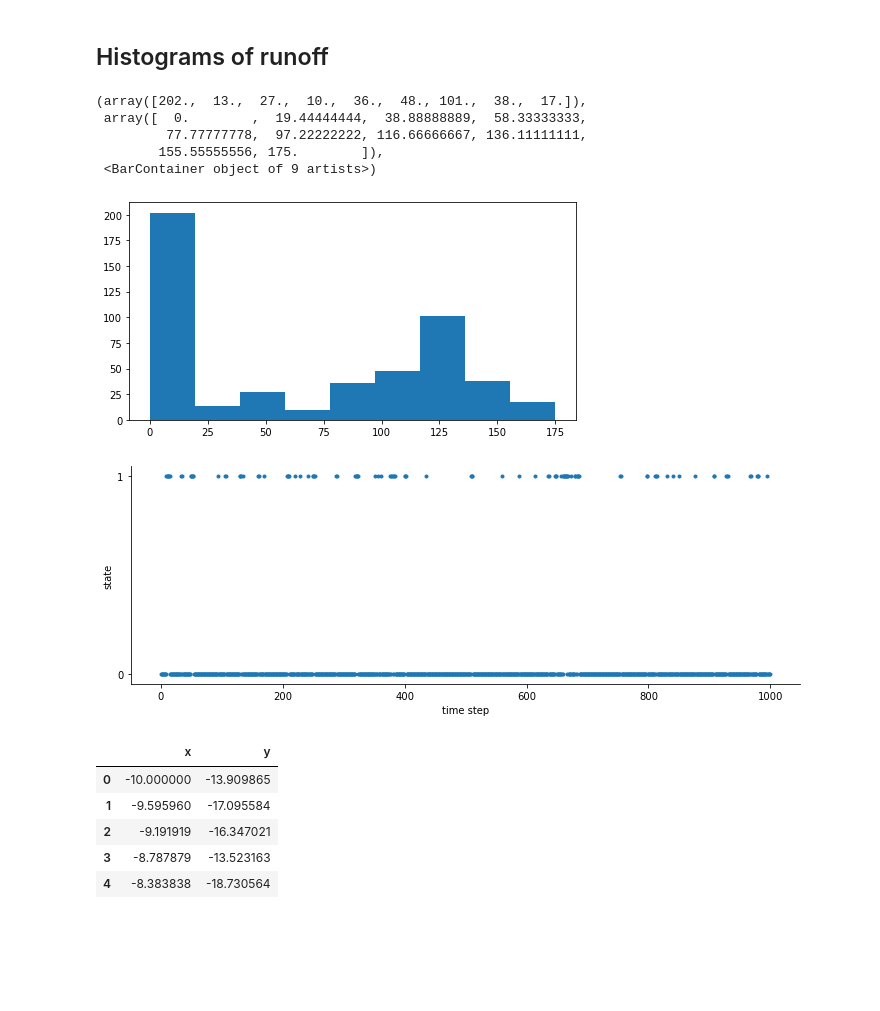
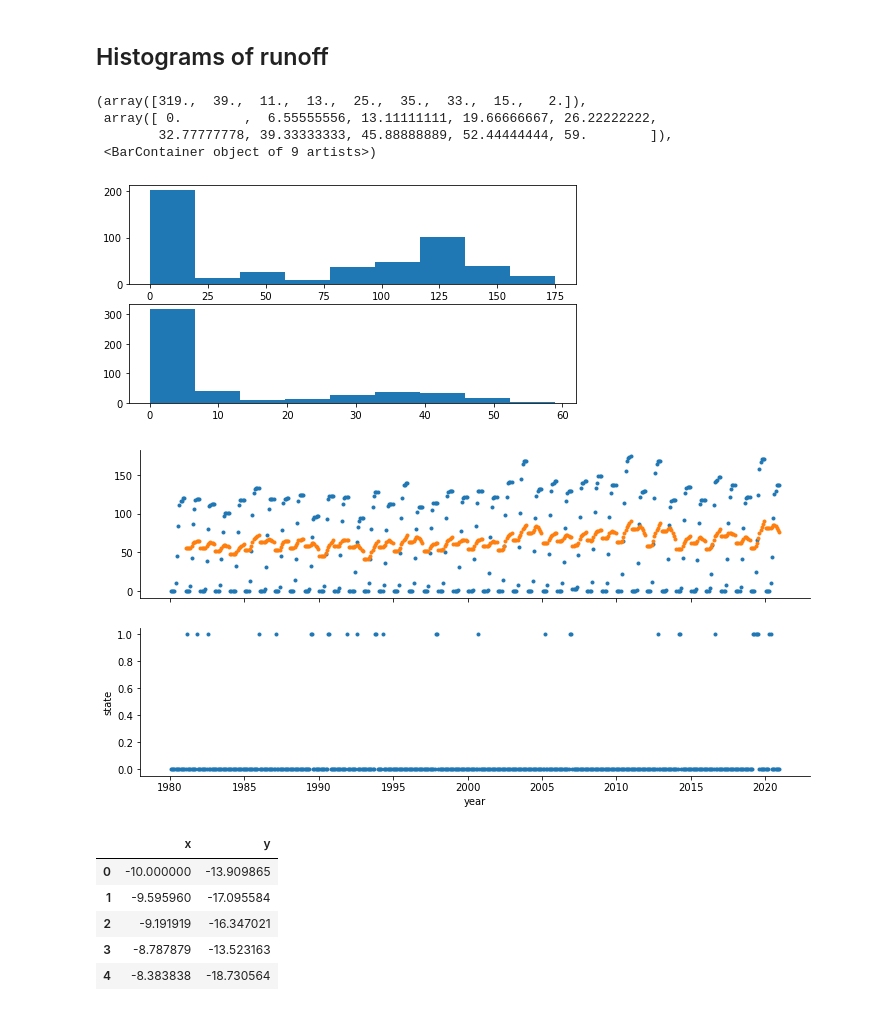
Before and after one commit to pism/pism-greenland, a Jupyter notebook: data_sets/climate/jib-runoff.ipynb, the cells around one changed output. Saved outputs shown, nothing was run; the diff lists cells and outputs as text; code cells hidden in the pictures; blank space fills up the shorter version.

```diff
--- a/data_sets/climate/jib-runoff.ipynb
+++ b/data_sets/climate/jib-runoff.ipynb
@@ -27,17 +28,30 @@ runoff_cysm.plot(aspect=2, size=10, xlim=[datetime(1980,1,1), datetime(2020,1,1)
 # %% [markdown]
 ## Histograms of runoff
 # %%
-bins = np.linspace(runoff_cysm.values.min(), np.ceil(runoff_cysm.values.max()), 10)
-fig = plt.figure(figsize=[8, 4])
-ax = fig.add_subplot(111)
-ax.hist(runoff_cysm.values.reshape(-1, 1), bins=bins)
+bins_cysm = np.linspace(runoff_cysm.values.min(), np.ceil(runoff_cysm.values.max()), 10)
+bins = np.linspace(runoff_cysm.min(), np.ceil(runoff.values.max()), 10)
+fig, axs = plt.subplots(2, 1, figsize=[8, 4])
+axs[0].hist(runoff_cysm.values.reshape(-1, 1), bins=bins_cysm)
+axs[1].hist(runoff.values.reshape(-1, 1), bins=bins)
 # %% [output]
-(array([202.,  13.,  27.,  10.,  36.,  48., 101.,  38.,  17.]),
- array([  0.        ,  19.44444444,  38.88888889,  58.33333333,
-         77.77777778,  97.22222222, 116.66666667, 136.11111111,
-        155.55555556, 175.        ]),
+(array([319.,  39.,  11.,  13.,  25.,  35.,  33.,  15.,   2.]),
+ array([ 0.        ,  6.55555556, 13.11111111, 19.66666667, 26.22222222,
+        32.77777778, 39.33333333, 45.88888889, 52.44444444, 59.        ]),
  <BarContainer object of 9 artists>)
-[figure, old version]
+[figure, new version]
+# %%
+runoff_years = []
+for year, group in runoff.groupby("time.year"):
+    df = group.to_dataframe()
+    df["year"] = year
+    runoff_years.append(df)
+runoff_years = pd.concat(runoff_years).reset_index().drop(columns=["x", "y"]).set_index("time")
+runoff_cysm_years = []
+for year, group in runoff_cysm.groupby("time.year"):
+    df = group.to_dataframe()
+    df["year"] = year
+    runoff_cysm_years.append(df)
+runoff_cysm_years = pd.concat(runoff_cysm_years).reset_index().drop(columns=["x", "y"]).set_index("time")
 # %%
 def equilibrium_distribution(p_transition):
     """This implementation comes from Colin Carroll, who kindly reviewed the notebook"""
@@ -73,18 +87,20 @@ p_transition = np.array([[0.95, 0.05],[0.6, 0.4]])
 # %%
 import seaborn as sns
 from statsmodels import api
 from scipy import stats
 from scipy.optimize import minimize
 
-states = markov_sequence(p_init, p_transition, sequence_length=1000)
-fig, ax = plt.subplots(figsize=(12, 4))
-plt.plot(states, ".")
-plt.xlabel("time step")
-plt.ylabel("state")
-plt.yticks([0, 1])
+states = markov_sequence(p_init, p_transition, sequence_length=len(runoff_cysm_years))
+
+fig, axs = plt.subplots(2, 1, figsize=[12, 6], sharex="col")
+axs[0].plot(runoff_cysm_years.index, runoff_cysm_years["water_input_rate"].values, ".")
+axs[0].plot(runoff_cysm_years.index, runoff_cysm_years["water_input_rate"].rolling(13).mean(), ".")
+axs[1].plot(runoff_cysm_years.index, states, ".")
+axs[1].set_xlabel("year")
+axs[1].set_ylabel("state")
 sns.despine()
 # %% [output]
-[figure, old version]
+[figure, new version]
 # %%
 # MLE function
 # ml modeling and neg LL calculation
```
Also changed, not shown: parts of 4 cells of this notebook, 3 other files.
